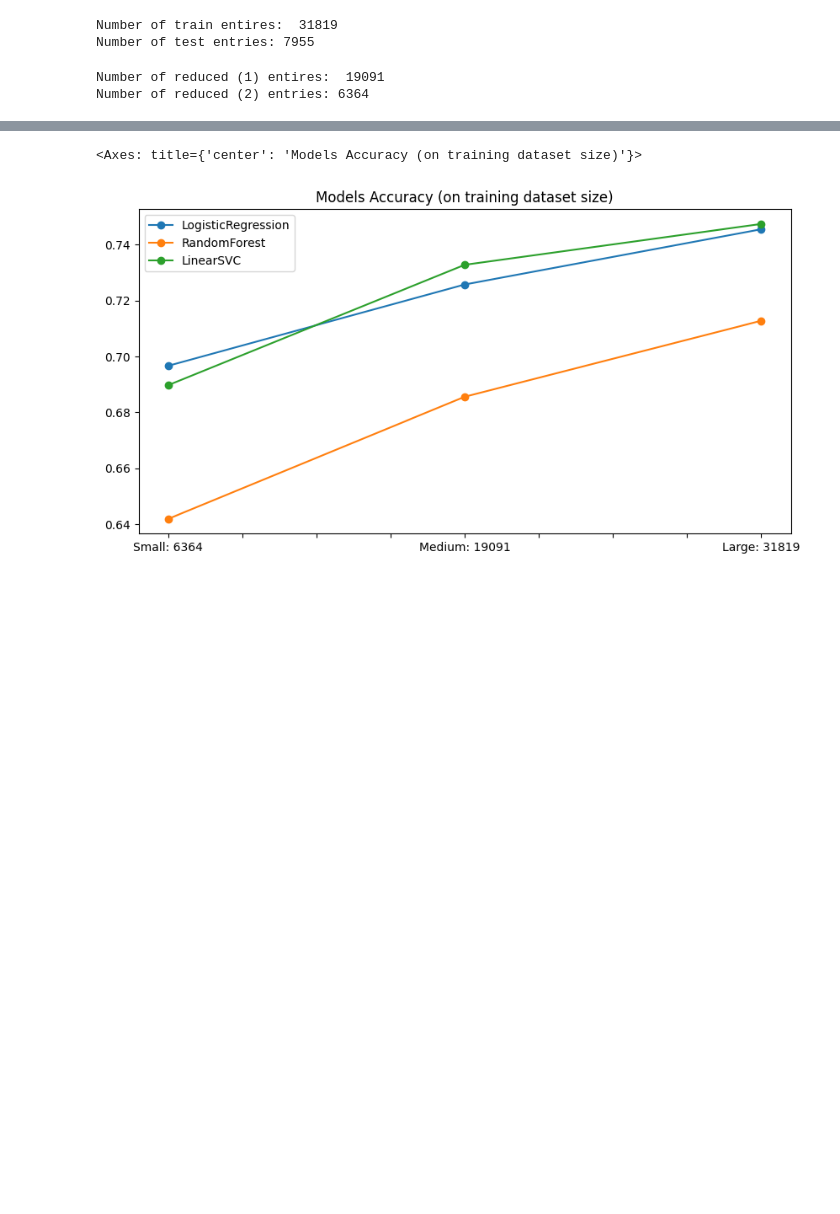
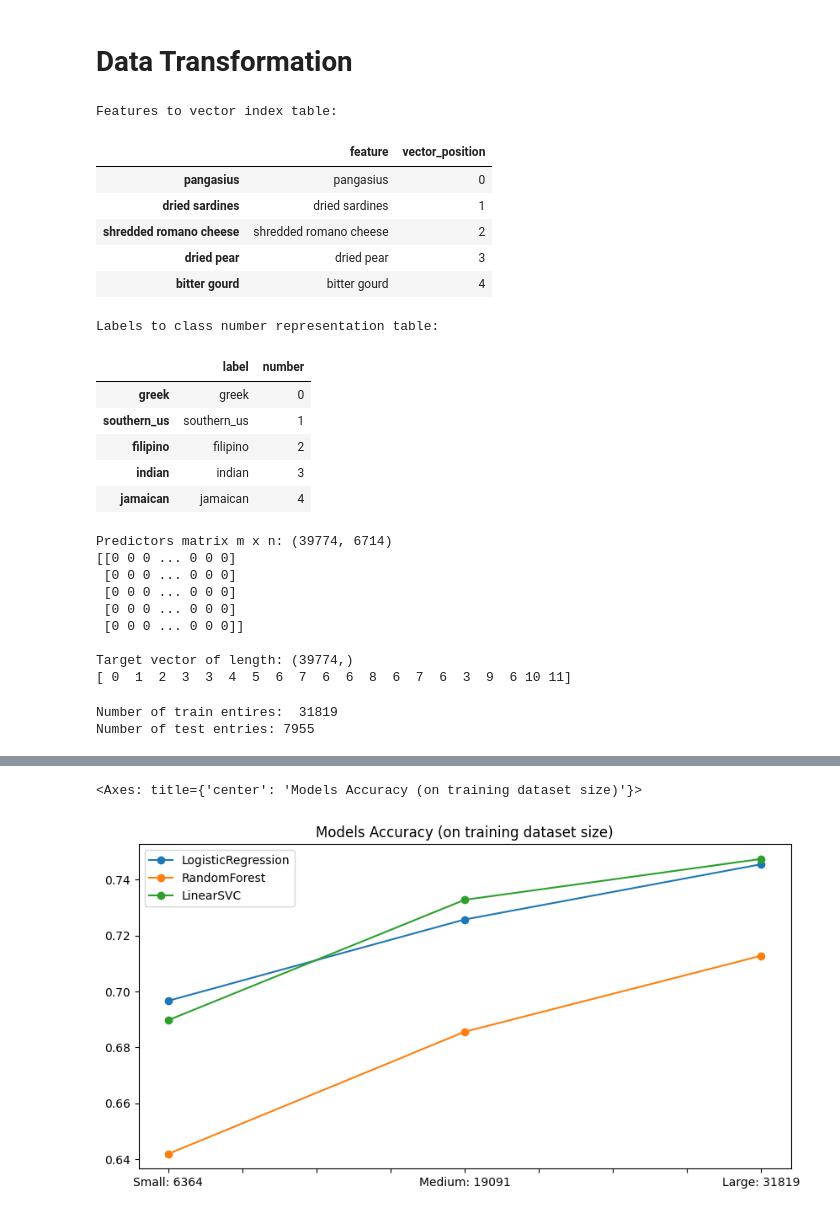
Before and after one commit to herman2lv/bh_ds_2, a Jupyter notebook: module1.ipynb, the cells around one changed output, grey strips where cells are left out. Saved outputs shown, nothing was run; the diff lists cells and outputs as text; code cells hidden in the pictures; blank space fills up the shorter version.

```diff
--- a/module1.ipynb
+++ b/module1.ipynb
@@ -92 +52,74 @@ x = np.array(x)
+# %% [markdown]
+# Data Transformation
+# %%
+# Put all features to the table matching with future input vector index
+ingredients = set()
+for elm_ingredients in data['ingredients']:
+    ingredients.update(elm_ingredients)
+
+ingredients = np.array(list(ingredients))
+features = pd.DataFrame(index=ingredients, data={'feature': ingredients, 'vector_position': range(len(ingredients))})
+print('Features to vector index table:')
+display(features.head())
+
+# Put all classes labels to the table matching with future output number
+cuisine = data['cuisine'].unique()
+labels = pd.DataFrame(index=cuisine, data={'label': cuisine, 'number': range(len(cuisine))})
+
+print('Labels to class number representation table:')
+display(labels.head())
+
+
+# Transform data
+# Transform features to n-dimensional vector (n - unique features total).
+# Each feature is mapped on {0, 1}:
+#       '1' - represents 'True'/ingredient included
+#       '0' - 'False'/ingredient is absent.
+# Transform expected output to numbers, representing class labels
+#       mapped on {0, 1, .., m} (m - total number of classes).
+# Aggregate all input vectors to matrix.
+# Aggregate all output values to vector.
+x = []
+y = np.array([], dtype=int)
+
+for i, row in data.iterrows():
+    predictors_vector = np.zeros(len(ingredients), dtype=int)
+    for ingredient in row['ingredients']:
+        vector_position = features.loc[ingredient]['vector_position']
+        predictors_vector[vector_position] = 1
+    x.append(predictors_vector)
+    cuisine = row['cuisine']
+    class_number = labels.loc[cuisine]['number']
+    y = np.append(y, class_number)
+
+x = np.array(x)
+
+print('\nPredictors matrix m x n:', x.shape)
+print(x[:5])
+print('\nTarget vector of length:', y.shape)
+print(y[:20])
+# %% [output]
+Features to vector index table:
+|  | feature | vector_position |
+| pangasius | pangasius | 0 |
+| dried sardines | dried sardines | 1 |
+| shredded romano cheese | shredded romano cheese | 2 |
+| dried pear | dried pear | 3 |
+| bitter gourd | bitter gourd | 4 |
+Labels to class number representation table:
+|  | label | number |
+| greek | greek | 0 |
+| southern_us | southern_us | 1 |
+| filipino | filipino | 2 |
+| indian | indian | 3 |
+| jamaican | jamaican | 4 |
+Predictors matrix m x n: (39774, 6714)
+[[0 0 0 ... 0 0 0]
+ [0 0 0 ... 0 0 0]
+ [0 0 0 ... 0 0 0]
+ [0 0 0 ... 0 0 0]
+ [0 0 0 ... 0 0 0]]
+
+Target vector of length: (39774,)
+[ 0  1  2  3  3  4  5  6  7  6  6  8  6  7  6  3  9  6 10 11]
 # %%
@@ -96,10 +130,3 @@ print('Number of test entries:', len(x_test))
 # %% [output]
 Number of train entires:  31819
 Number of test entries: 7955
-# %%
-x_train_reduced_1, x_train_reduced_2, y_train_reduced_1, y_train_reduced_2 = train_test_split(x_train, y_train, train_size=0.6, test_size=0.2)
-print('Number of reduced (1) entires: ', len(x_train_reduced_1))
-print('Number of reduced (2) entries:', len(x_train_reduced_2))
-# %% [output]
-Number of reduced (1) entires:  19091
-Number of reduced (2) entries: 6364
```
Also changed, not shown: parts of 31 cells of this notebook.
